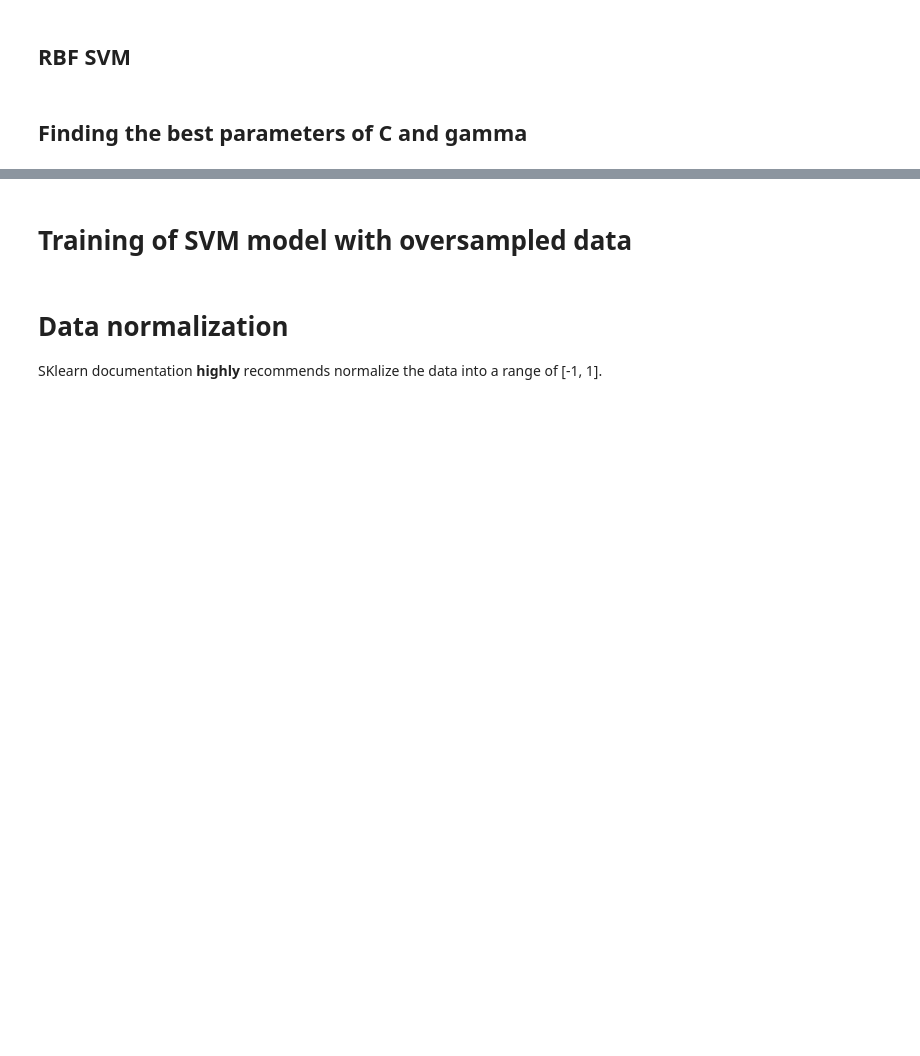
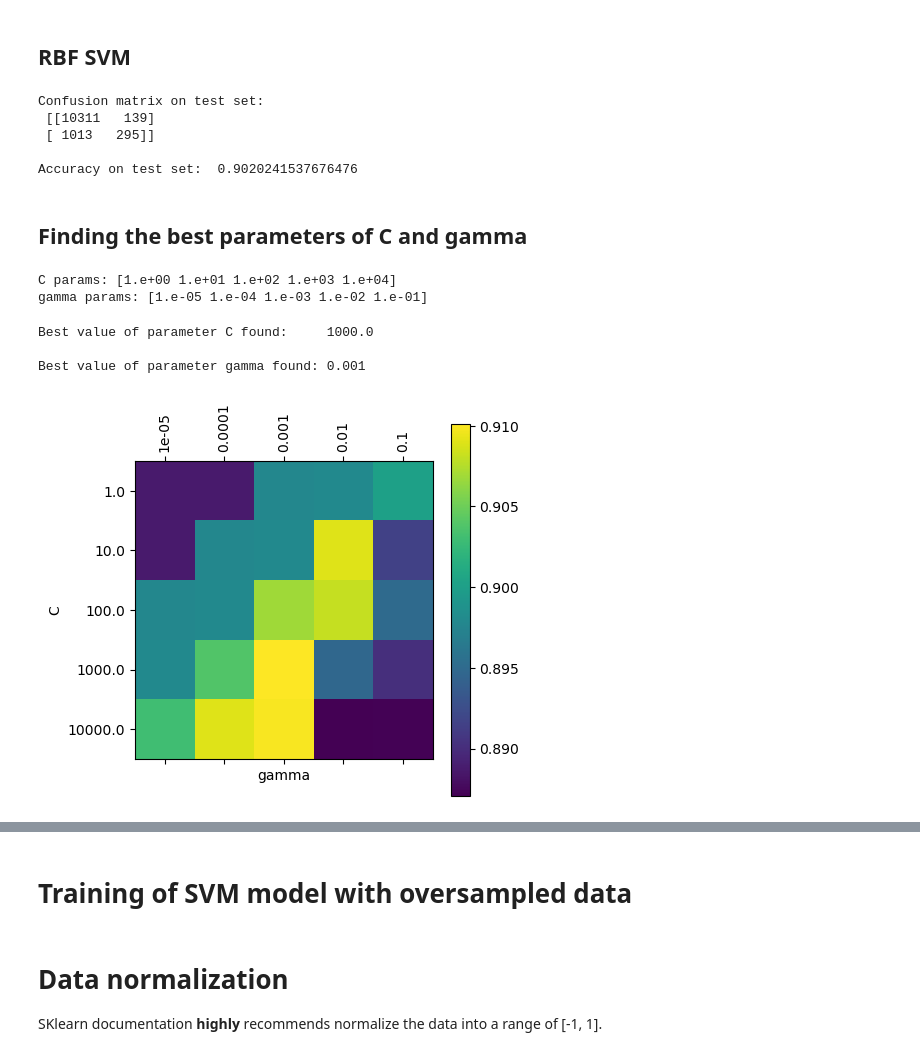
Before and after one commit to khaledmalhal/MIDA_Project, a Jupyter notebook: SVM.ipynb, the cells around one changed output, grey strips where cells are left out. Drawn from its saved outputs; the diff is of its cells as text; code cells hidden in the pictures; blank space fills up the shorter version.

```diff
--- a/SVM.ipynb
+++ b/SVM.ipynb
@@ -176,10 +176,10 @@ Accuracy on test set:  0.9054260928729376
 from sklearn.model_selection import GridSearchCV
 
 # Parameter sets
-Cs     = np.logspace(-1, 3, num=5, base=10.0)
-gammas = np.logspace(-4, -1, num=4, base=10.0)
+Cs     = np.logspace(0, 2, num=3, base=10.0)
+gammas = np.logspace(-3, -1, num=3, base=10.0)
 
-cache_size = 1000
+cache_size = 3500
 print("C params:", Cs)
 print("gamma params:", gammas)
 # %% [output]
@@ -234,9 +253,9 @@ print("\nAccuracy on test set: ", metrics.accuracy_score(y_test, pred))
 from sklearn.model_selection import GridSearchCV
 
 # Parameter sets
-Cs     = np.logspace(-1, 2, num=4, base=10.0)
+Cs     = np.logspace(0, 3, num=4, base=10.0)
 gammas = np.logspace(-4, -1, num=4, base=10.0)
 
-cache_size = 1000
+cache_size = 3500
 print("C params:", Cs)
 print("gamma params:", gammas)
@@ -314,18 +372,27 @@ knc.fit(X_train, y_train)
 pred=knc.predict(X_test)
 print("Confusion matrix on test set:\n",metrics.confusion_matrix(y_test, pred))
 print("\nAccuracy on test set: ", metrics.accuracy_score(y_test, pred))
+# %% [output]
+Confusion matrix on test set:
+ [[10311   139]
+ [ 1013   295]]
+
+Accuracy on test set:  0.9020241537676476
 # %% [markdown]
 ## Finding the best parameters of C and gamma
 # %%
 from sklearn.model_selection import GridSearchCV
 
 # Parameter sets
-Cs     = np.logspace(-1, 3, num=5, base=10.0)
-gammas = np.logspace(-4, -1, num=4, base=10.0)
+Cs     = np.logspace(0, 4, num=5, base=10.0)
+gammas = np.logspace(-5, -1, num=5, base=10.0)
 
-cache_size = 1000
+cache_size = 3500
 print("C params:", Cs)
 print("gamma params:", gammas)
+# %% [output]
+C params: [1.e+00 1.e+01 1.e+02 1.e+03 1.e+04]
+gamma params: [1.e-05 1.e-04 1.e-03 1.e-02 1.e-01]
 # %%
 params = {'C'      : Cs,
           'gamma'  : gammas,
@@ -342,18 +409,24 @@ bestparams = grid_clf.best_params_
 
 print("\nBest value of parameter C found:    ", bestparams['C'])
 print("\nBest value of parameter gamma found:", bestparams['gamma'])
+# %% [output]
+Best value of parameter C found:     1000.0
+
+Best value of parameter gamma found: 0.001
 # %%
 # We'll show in a grid, the accuracy for each combination of parameters tester
 scores = grid_clf.cv_results_['mean_test_score']
-scores = np.array(scores).reshape(len(Cs), len(gammas), 2)
+scores = np.array(scores).reshape(len(Cs), len(gammas))
 
 plt.matshow(scores)
 plt.xlabel('gamma')
 plt.ylabel('C')
 plt.colorbar()
 plt.xticks(np.arange(len(gammas)), gammas,rotation='vertical')
 plt.yticks(np.arange(len(Cs)), Cs)
 plt.show()
+# %% [output]
+[figure, added]
 # %%
 # Training model with the best parameters
 svc = SVC(C=bestparams['C'], gamma=bestparams['gamma'], kernel='rbf')
```
Also changed, not shown: parts of 18 cells of this notebook, 4 other files.
